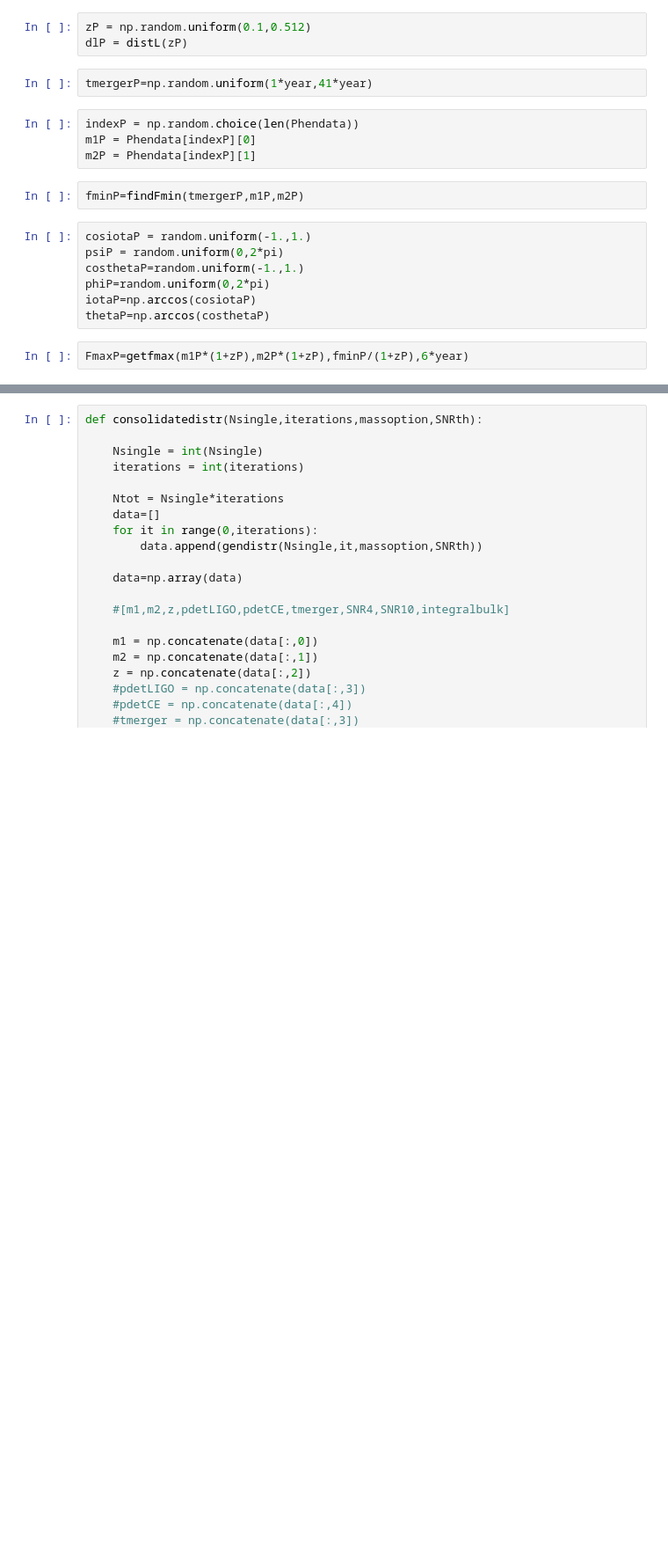
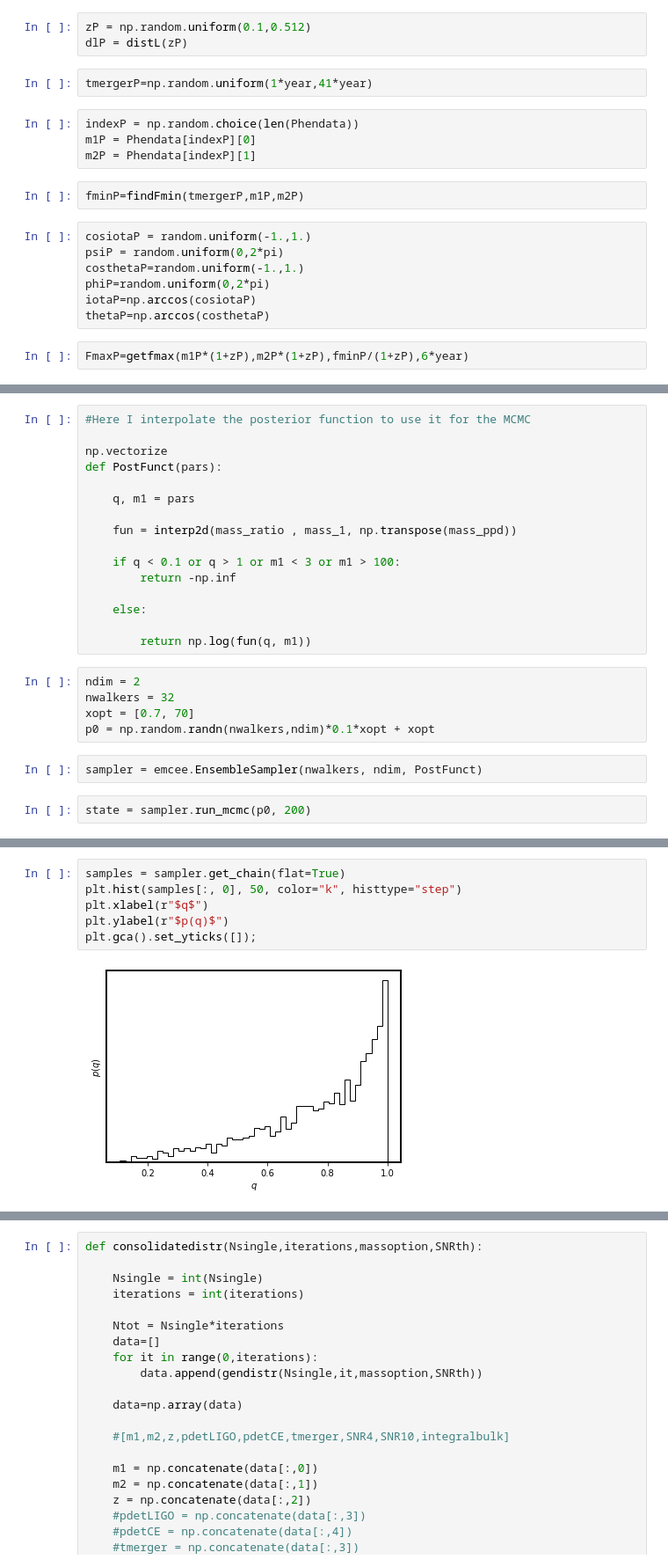
Before and after one commit to andrea0292/Event-Rate-GW, a Jupyter notebook: Check_Stas.ipynb, the cells around one changed output, grey strips where cells are left out. Shown: that part at 88% size. Saved outputs shown, nothing was run; the diff lists cells and outputs as text; blank space fills up the shorter version.

Commit message:
MCMC updated

```diff
--- a/Check_Stas.ipynb
+++ b/Check_Stas.ipynb
@@ -321,0 +563,25 @@ SNR(iotaP,psiP,thetaP,phiP,fminP/(1+zP),FmaxP,m1P*(1+zP),m2P*(1+zP),dlP)
+# %%
+#Here I interpolate the posterior function to use it for the MCMC
+
+np.vectorize
+def PostFunct(pars):
+
+    q, m1 = pars
+
+    fun = interp2d(mass_ratio , mass_1, np.transpose(mass_ppd))
+
+    if q < 0.1 or q > 1 or m1 < 3 or m1 > 100:
+        return -np.inf
+
+    else:
+
+        return np.log(fun(q, m1))
+# %%
+ndim = 2
+nwalkers = 32
+xopt = [0.7, 70]
+p0 = np.random.randn(nwalkers,ndim)*0.1*xopt + xopt
+# %%
+sampler = emcee.EnsembleSampler(nwalkers, ndim, PostFunct)
+# %%
+state = sampler.run_mcmc(p0, 200)
@@ -321,0 +602,8 @@ SNR(iotaP,psiP,thetaP,phiP,fminP/(1+zP),FmaxP,m1P*(1+zP),m2P*(1+zP),dlP)
+# %%
+samples = sampler.get_chain(flat=True)
+plt.hist(samples[:, 0], 50, color="k", histtype="step")
+plt.xlabel(r"$q$")
+plt.ylabel(r"$p(q)$")
+plt.gca().set_yticks([]);
+# %% [output]
+[figure, added]
```
Also changed, not shown: parts of 68 cells of this notebook.
